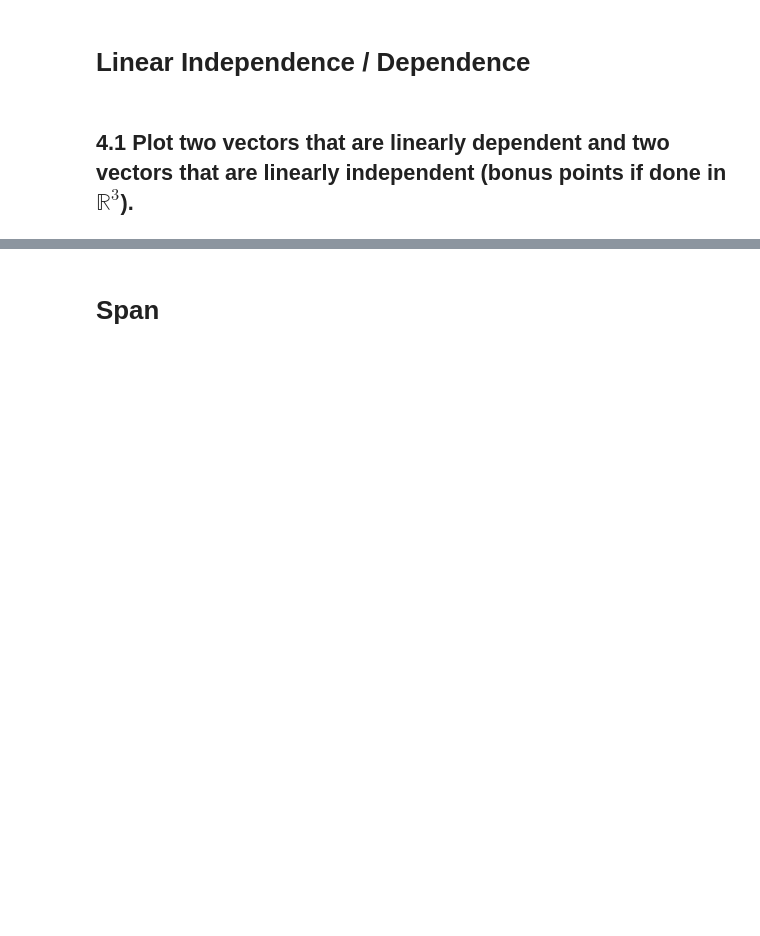
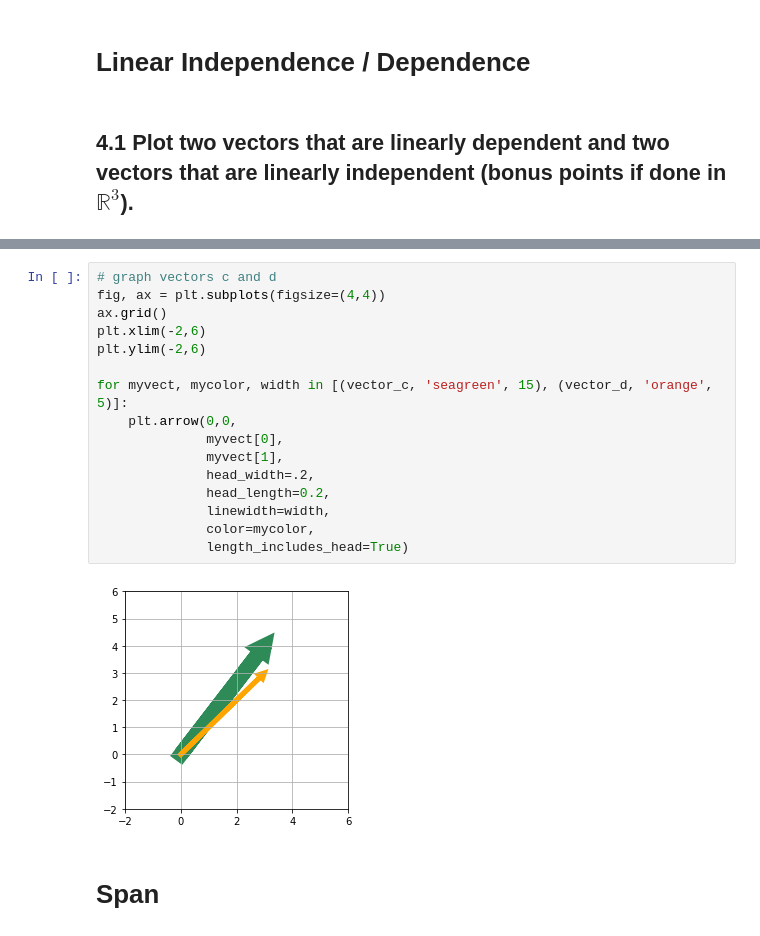
Before and after one commit to RMDircio/DS-Unit-1-Sprint-3-Linear-Algebra, a Jupyter notebook: Regina Dircio DSPT5 - Intermediate Linear Algebra Assignment.ipynb, the cells around one changed output, grey strips where cells are left out. Cells and saved outputs as stored; diff of their text form; blank space fills up the shorter version.

```diff
--- a/Regina Dircio DSPT5 - Intermediate Linear Algebra Assignment.ipynb
+++ b/Regina Dircio DSPT5 - Intermediate Linear Algebra Assignment.ipynb
@@ -134,3 +427,21 @@ f = \begin{bmatrix} 4 & 12 & 11 & 9 & 2 \end{bmatrix}
+# %%
+# graph vectors c and d
+fig, ax = plt.subplots(figsize=(4,4))
+ax.grid()
+plt.xlim(-2,6)
+plt.ylim(-2,6)
+
+for myvect, mycolor, width in [(vector_c, 'seagreen', 15), (vector_d, 'orange', 5)]:
+    plt.arrow(0,0,
+              myvect[0],
+              myvect[1],
+              head_width=.2,
+              head_length=0.2,
+              linewidth=width,
+              color=mycolor,
+              length_includes_head=True)
+# %% [output]
+[figure, added]
 # %% [markdown]
 # Span
 # %% [markdown]
```
Also changed, not shown: parts of 59 cells of this notebook.
